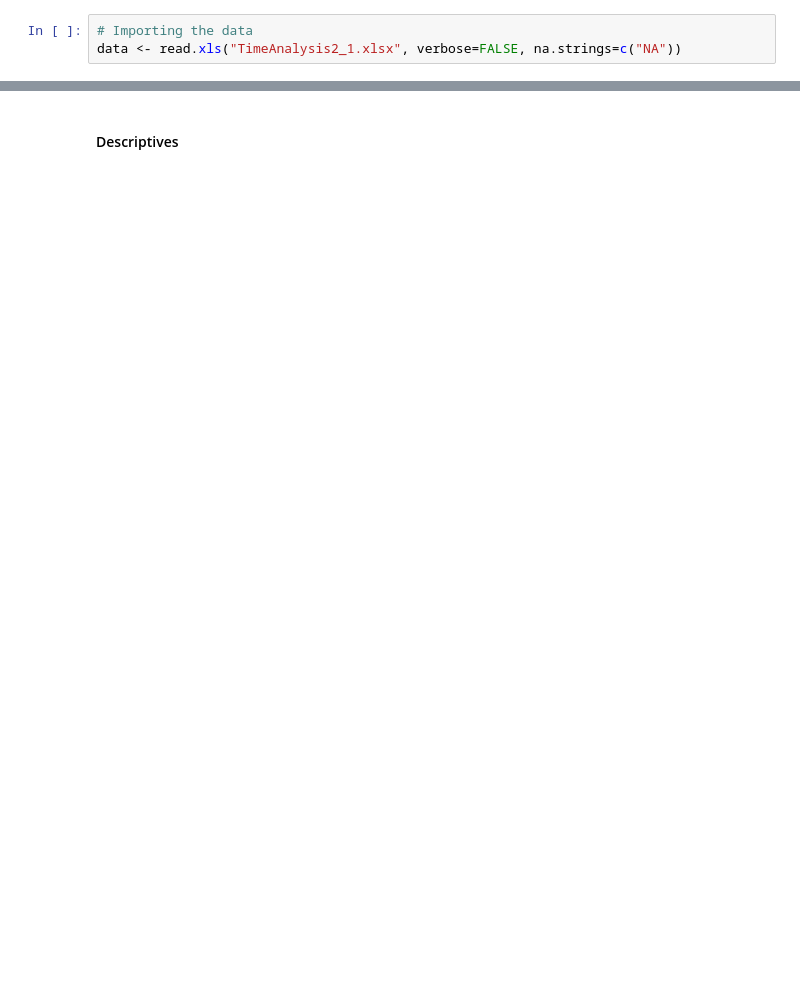
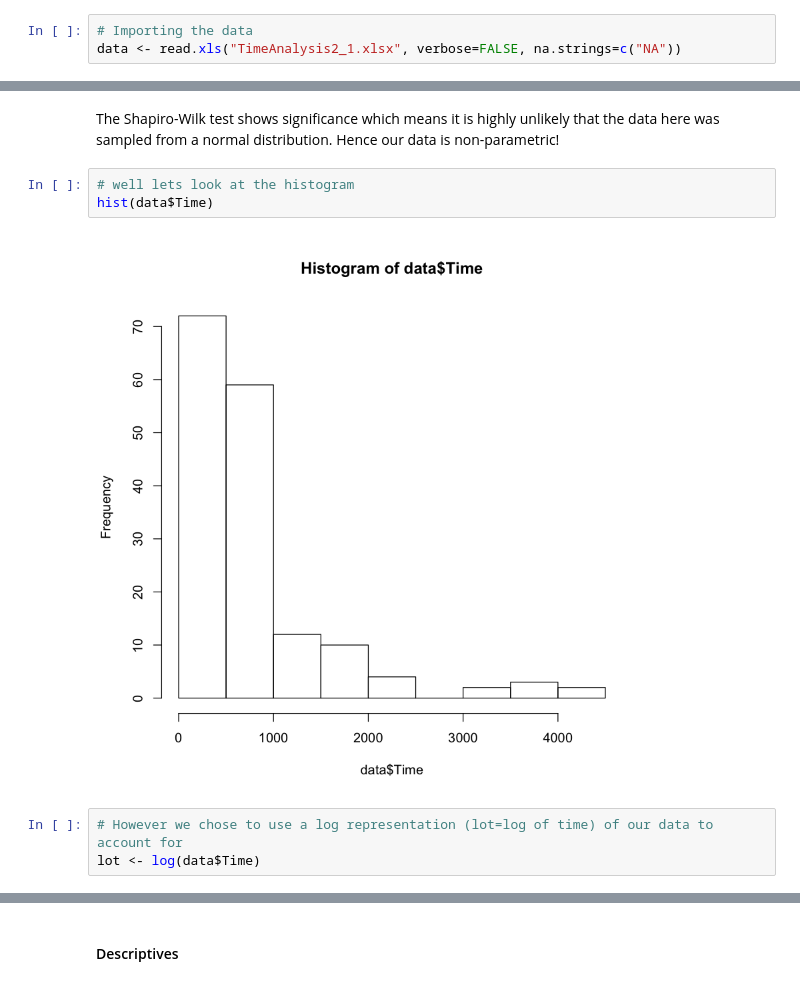
Before and after one commit to h21k/RRUX, a Jupyter notebook: Analysis.ipynb, the cells around one changed output, grey strips where cells are left out. Drawn from its saved outputs; the diff is of its cells as text; blank space fills up the shorter version.

Commit message:
updates on materials
new data and nb updates

```diff
--- a/Analysis.ipynb
+++ b/Analysis.ipynb
@@ -73,0 +88,10 @@ head(data)
+# %% [markdown]
+The Shapiro-Wilk test shows significance which means it is highly unlikely that the data here was sampled from a normal distribution. Hence our data is non-parametric!
+# %%
+# well lets look at the histogram
+hist(data$Time)
+# %% [output]
+[figure, added]
+# %%
+# However we chose to use a log representation (lot=log of time) of our data to account for
+lot <- log(data$Time)
```
Also changed, not shown: parts of 93 cells of this notebook, 3 other files.
